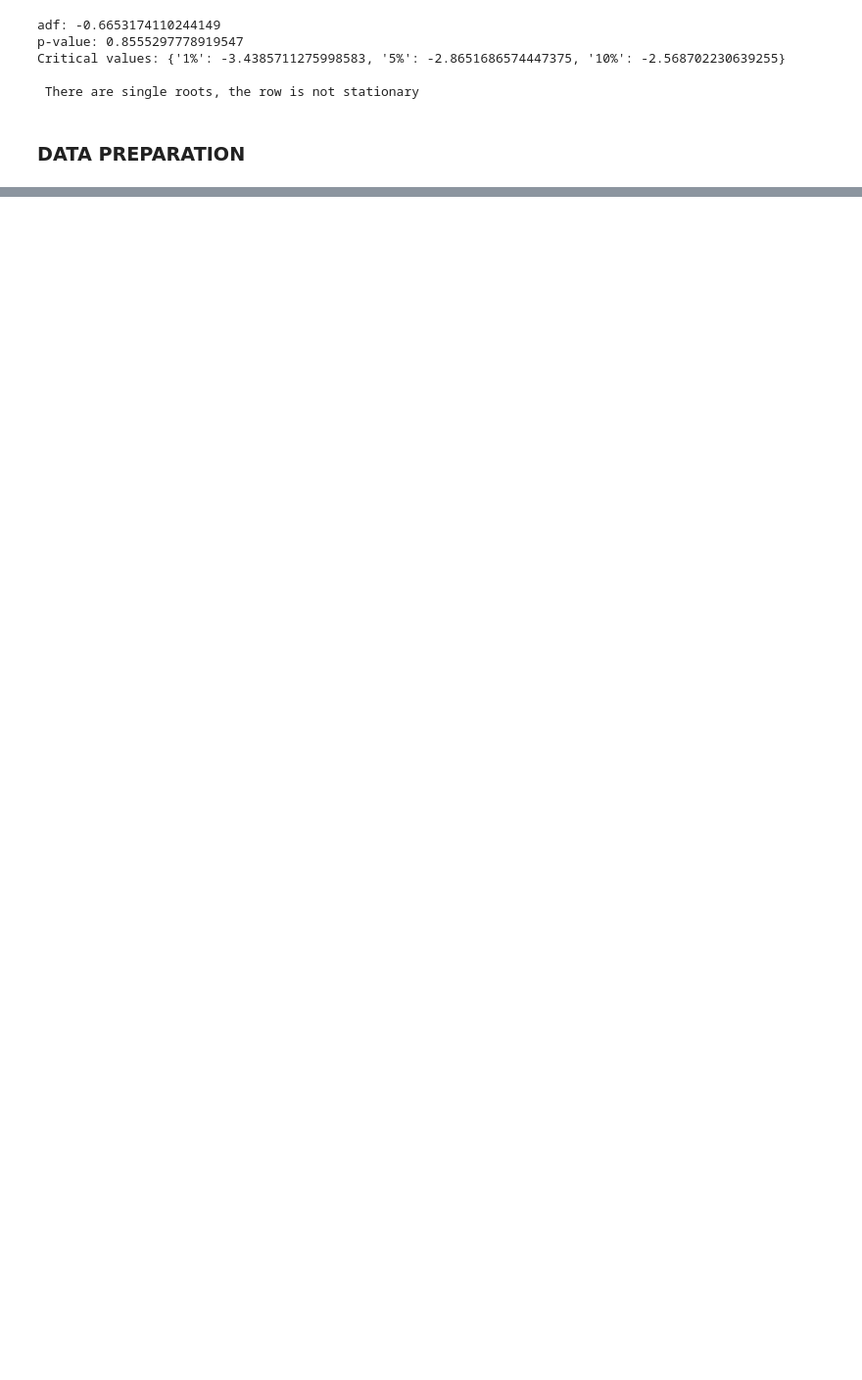
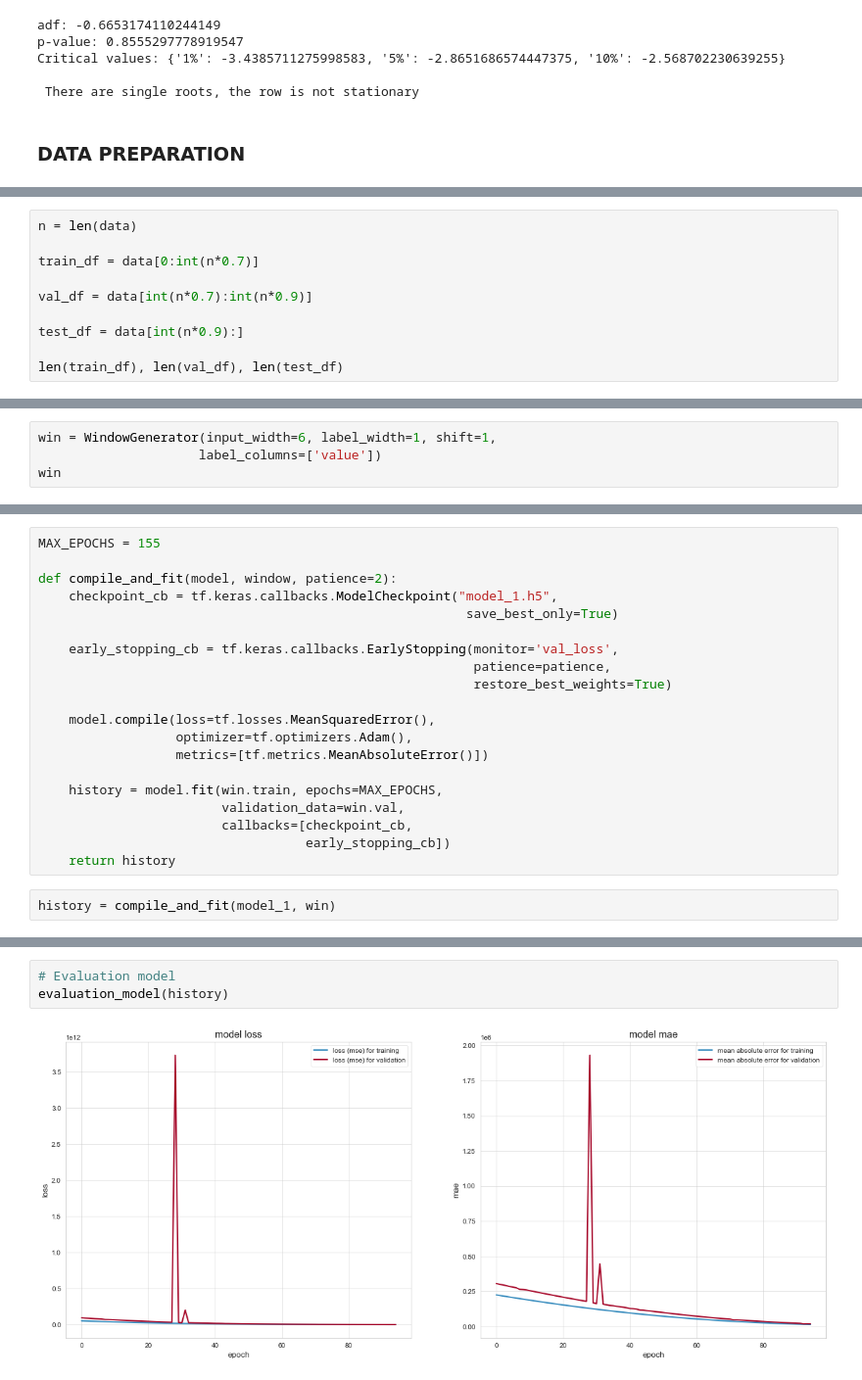
Before and after one commit to rttrif/TrifonovRS.Deep_Learning_Portfolio.github.io, a Jupyter notebook: Project 32: Population Time Series Data/DNN_for_TSF.ipynb, the cells around one changed output, grey strips where cells are left out. Shown: that part at 98% size. Cells and saved outputs as stored; diff of their text form; blank space fills up the shorter version.

```diff
--- a/Project 32: Population Time Series Data/DNN_for_TSF.ipynb
+++ b/Project 32: Population Time Series Data/DNN_for_TSF.ipynb
@@ -320,0 +315,10 @@ ValueError: `fh` must be relative, but found absolute `fh`
+# %%
+n = len(data)
+
+train_df = data[0:int(n*0.7)]
+
+val_df = data[int(n*0.7):int(n*0.9)]
+
+test_df = data[int(n*0.9):]
+
+len(train_df), len(val_df), len(test_df)
@@ -320,0 +367,4 @@ ValueError: `fh` must be relative, but found absolute `fh`
+# %%
+win = WindowGenerator(input_width=6, label_width=1, shift=1,
+                     label_columns=['value'])
+win
@@ -320,0 +573,22 @@ ValueError: `fh` must be relative, but found absolute `fh`
+# %%
+MAX_EPOCHS = 155
+
+def compile_and_fit(model, window, patience=2):
+    checkpoint_cb = tf.keras.callbacks.ModelCheckpoint("model_1.h5",
+                                                        save_best_only=True)
+
+    early_stopping_cb = tf.keras.callbacks.EarlyStopping(monitor='val_loss',
+                                                         patience=patience,
+                                                         restore_best_weights=True)
+
+    model.compile(loss=tf.losses.MeanSquaredError(),
+                  optimizer=tf.optimizers.Adam(),
+                  metrics=[tf.metrics.MeanAbsoluteError()])
+
+    history = model.fit(win.train, epochs=MAX_EPOCHS,
+                        validation_data=win.val,
+                        callbacks=[checkpoint_cb,
+                                   early_stopping_cb])
+    return history
+# %%
+history = compile_and_fit(model_1, win)
@@ -320,0 +681,5 @@ ValueError: `fh` must be relative, but found absolute `fh`
+# %%
+# Evaluation model
+evaluation_model(history)
+# %% [output]
+[figure, added]
```
Also changed, not shown: parts of 53 cells of this notebook, 2 other files.
